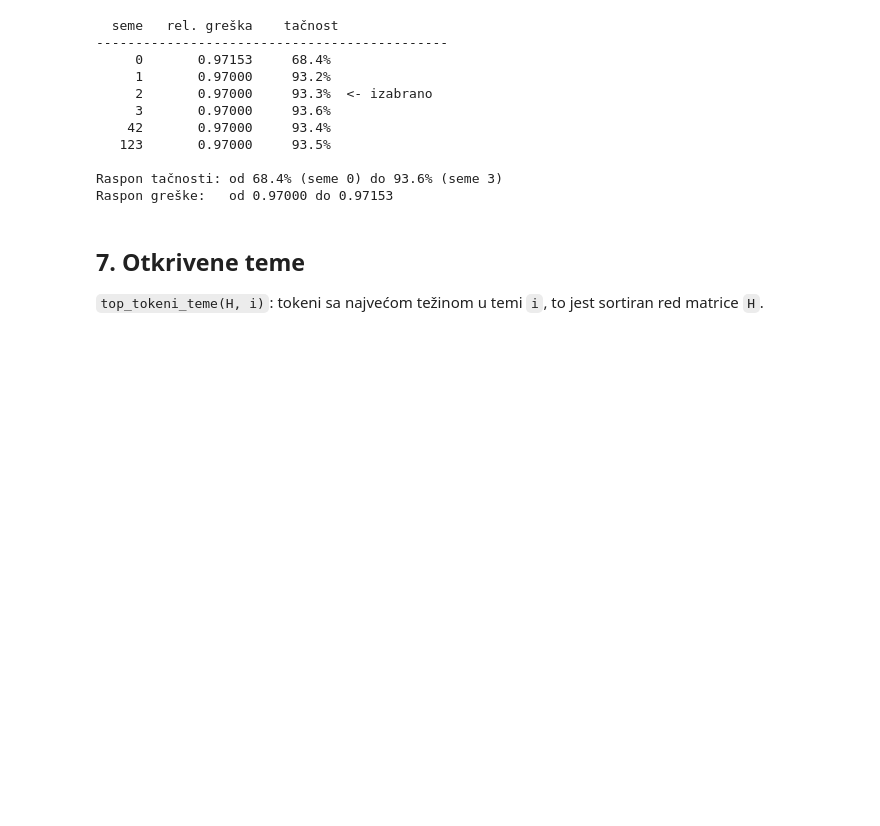
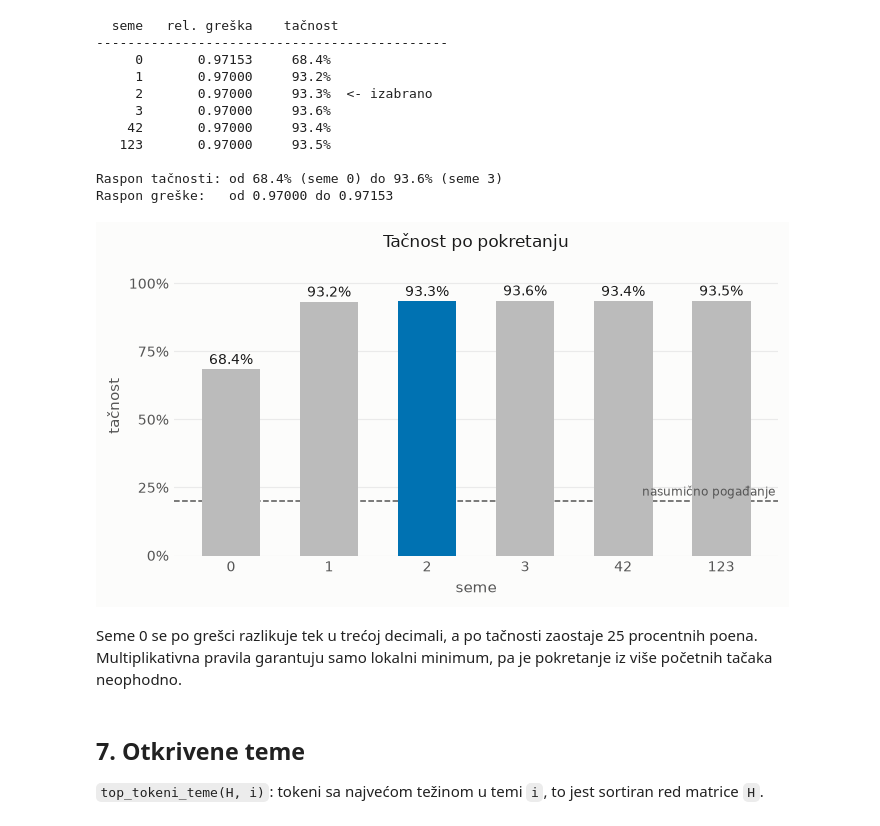
Before and after one commit to BogBogdan/naucno-izracunavanje-projekat-nmf, a Jupyter notebook: naucno_istrazivanje.ipynb, the cells around one changed output. Drawn from its saved outputs; the diff is of its cells as text; code cells hidden in the pictures; blank space fills up the shorter version.

```diff
--- a/naucno_istrazivanje.ipynb
+++ b/naucno_istrazivanje.ipynb
@@ -514,6 +556,43 @@ print(f"Raspon greške:   od {min(r[1] for r in rezultati_seed):.5f} "
 
 Raspon tačnosti: od 68.4% (seme 0) do 93.6% (seme 3)
 Raspon greške:   od 0.97000 do 0.97153
+# %%
+semena = [str(s) for s, _, _ in rezultati_seed]
+tacnosti = [t for _, _, t in rezultati_seed]
+boje = [PLAVA if s == NAJBOLJE_SEME else SIVA for s, _, _ in rezultati_seed]
+
+fig, ax = plt.subplots(figsize=(6.4, 3.6), dpi=110, facecolor=POVRSINA)
+ax.set_facecolor(POVRSINA)
+
+stubovi = ax.bar(semena, tacnosti, width=0.6, color=boje, zorder=3)
+for stub, t in zip(stubovi, tacnosti):
+    ax.text(stub.get_x() + stub.get_width() / 2, t + 0.02, f"{t:.1%}",
+            ha="center", fontsize=9, color=CRTANJE)
+
+ax.axhline(1 / len(klase), color=DRUGA_BOJA, ls="--", lw=1.0, zorder=2)
+ax.text(len(semena) - 0.45, 1 / len(klase) + 0.02, "nasumično pogađanje",
+        ha="right", fontsize=8, color=DRUGA_BOJA)
+
+ax.set_ylim(0, 1.1)
+ax.set_yticks([0, 0.25, 0.5, 0.75, 1.0], ["0%", "25%", "50%", "75%", "100%"])
+ax.set_xlabel("seme", color=DRUGA_BOJA, fontsize=10)
+ax.set_ylabel("tačnost", color=DRUGA_BOJA, fontsize=10)
+ax.set_title("Tačnost po pokretanju", color=CRTANJE, fontsize=11)
+
+ax.grid(axis="y", color=MREZA, lw=0.8)
+ax.set_axisbelow(True)
+for spine in ax.spines.values():
+    spine.set_visible(False)
+ax.tick_params(length=0, colors=DRUGA_BOJA, labelsize=9)
+
+plt.tight_layout()
+plt.show()
+# %% [output]
+[figure, added]
+# %% [markdown]
+Seme 0 se po grešci razlikuje tek u trećoj decimali, a po tačnosti zaostaje 25 procentnih poena.
+Multiplikativna pravila garantuju samo lokalni minimum, pa je pokretanje iz više početnih tačaka
+neophodno.
 # %% [markdown]
 ## 7. Otkrivene teme
 
```
Also changed, not shown: parts of 10 cells of this notebook, 4 other files.
